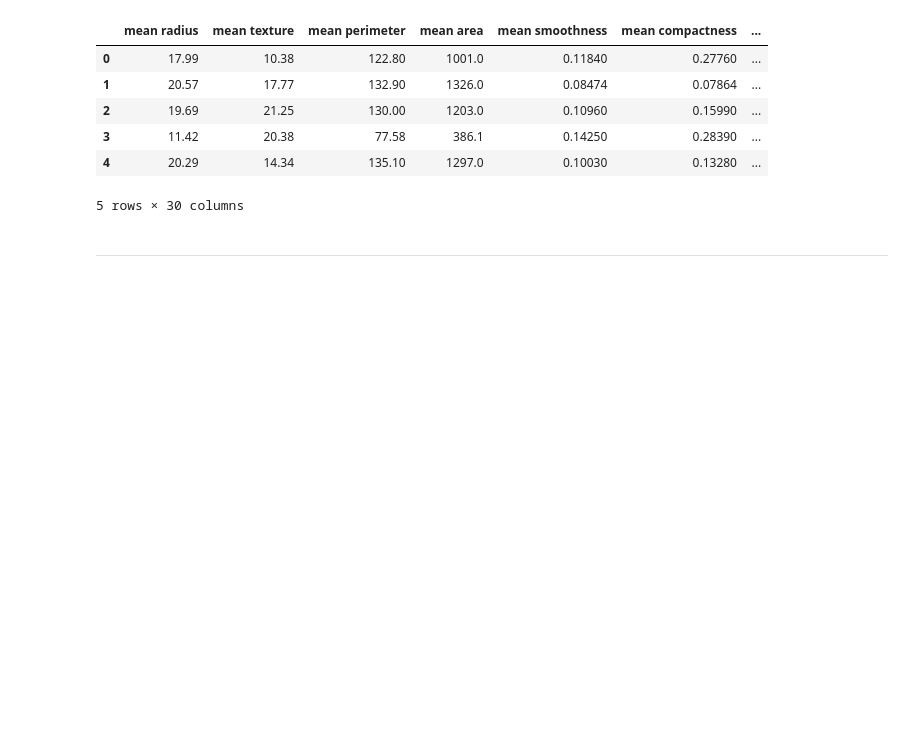
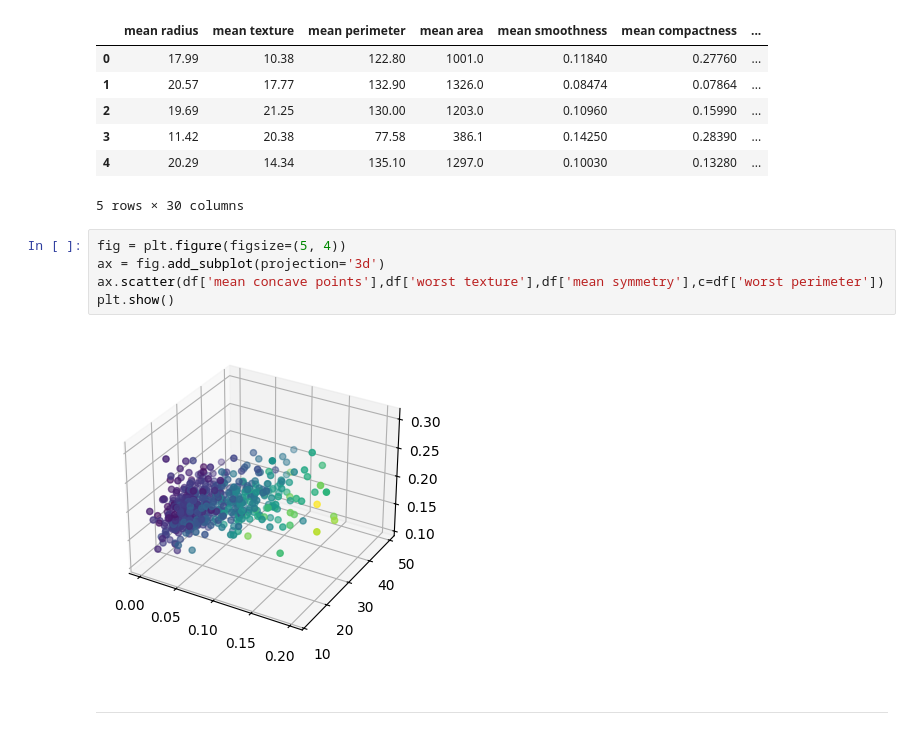
Before and after one commit to montypie/DS_Projects, a Jupyter notebook: 4_UnsupPCA/PCA-cancer.ipynb, the cells around one changed output. Saved outputs shown, nothing was run; the diff lists cells and outputs as text; blank space fills up the shorter version.

Commit message:
add 3d graph

```diff
--- a/4_UnsupPCA/PCA-cancer.ipynb
+++ b/4_UnsupPCA/PCA-cancer.ipynb
@@ -88,6 +88,13 @@ df.head()
 | 3 | 11.42 | 20.38 | 77.58 | 386.1 | 0.14250 | 0.28390 | ... |
 | 4 | 20.29 | 14.34 | 135.10 | 1297.0 | 0.10030 | 0.13280 | ... |
 5 rows × 30 columns
+# %%
+fig = plt.figure(figsize=(5, 4))
+ax = fig.add_subplot(projection='3d')
+ax.scatter(df['mean concave points'],df['worst texture'],df['mean symmetry'],c=df['worst perimeter'])
+plt.show()
+# %% [output]
+[figure, added]
 # %% [markdown]
 -----
 # %% [markdown]
```
Also changed, not shown: parts of 16 cells of this notebook.
